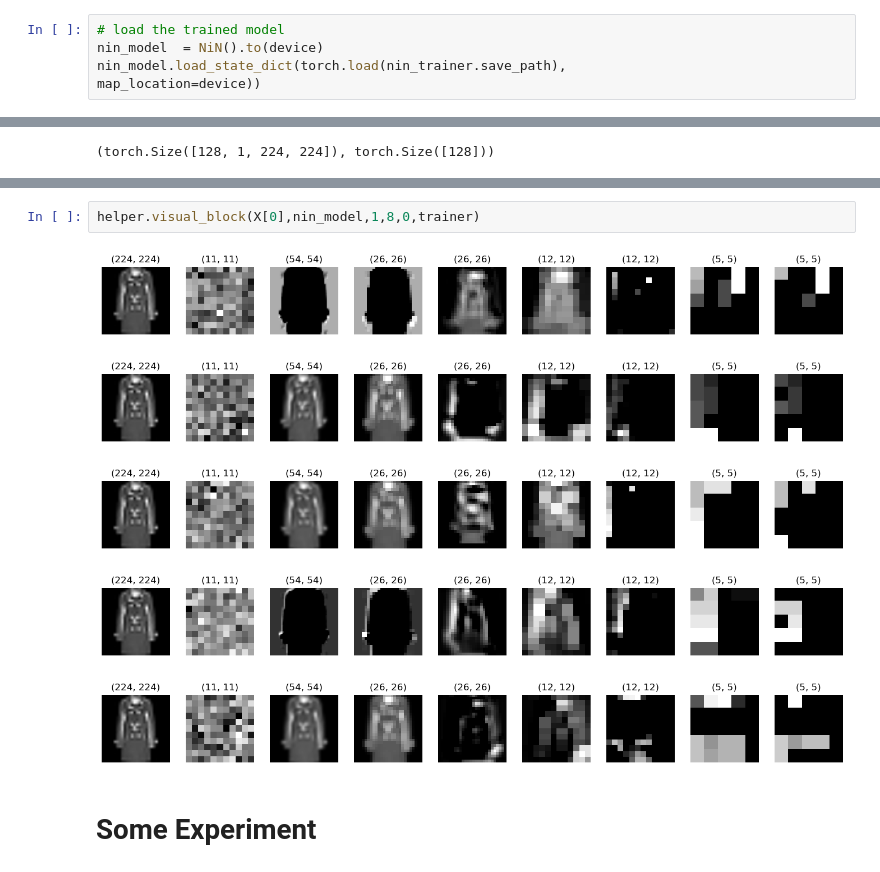
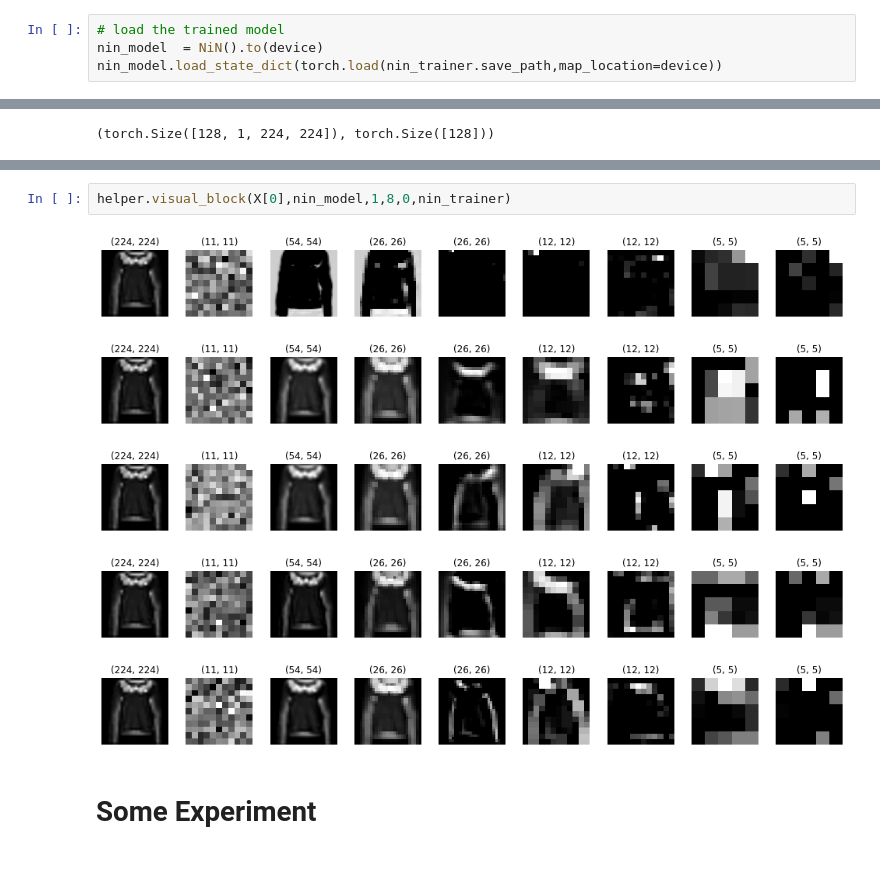
Before and after one commit to Lashi0812/PyTorch2, a Jupyter notebook: 04_CNN/NiN.ipynb, the cells around one changed output, grey strips where cells are left out. Drawn from its saved outputs; the diff is of its cells as text.

```diff
--- a/04_CNN/NiN.ipynb
+++ b/04_CNN/NiN.ipynb
@@ -214,8 +249,7 @@ Output of the 1x1 conv is same as the FC layer,
 # %%
 # load the trained model
 nin_model  = NiN().to(device)
-nin_model.load_state_dict(torch.load(nin_trainer.save_path),
-map_location=device))
+nin_model.load_state_dict(torch.load(nin_trainer.save_path,map_location=device))
 # %% [output]
 <All keys matched successfully>
 # %%
@@ -251,11 +285,11 @@ data.visualize(next(iter(data.train_dataloader())))
 # %%
-helper.visual_block(X[0],nin_model,1,8,0,trainer)
+helper.visual_block(X[0],nin_model,1,8,0,nin_trainer)
 # %% [output]
-[figure, old version]
+[figure, new version]
-[figure, old version]
+[figure, new version]
-[figure, old version]
+[figure, new version]
-[figure, old version]
+[figure, new version]
-[figure, old version]
+[figure, new version]
 # %% [markdown]
 # Some Experiment
 # %% [markdown]
```
Also changed, not shown: parts of 17 cells of this notebook.
